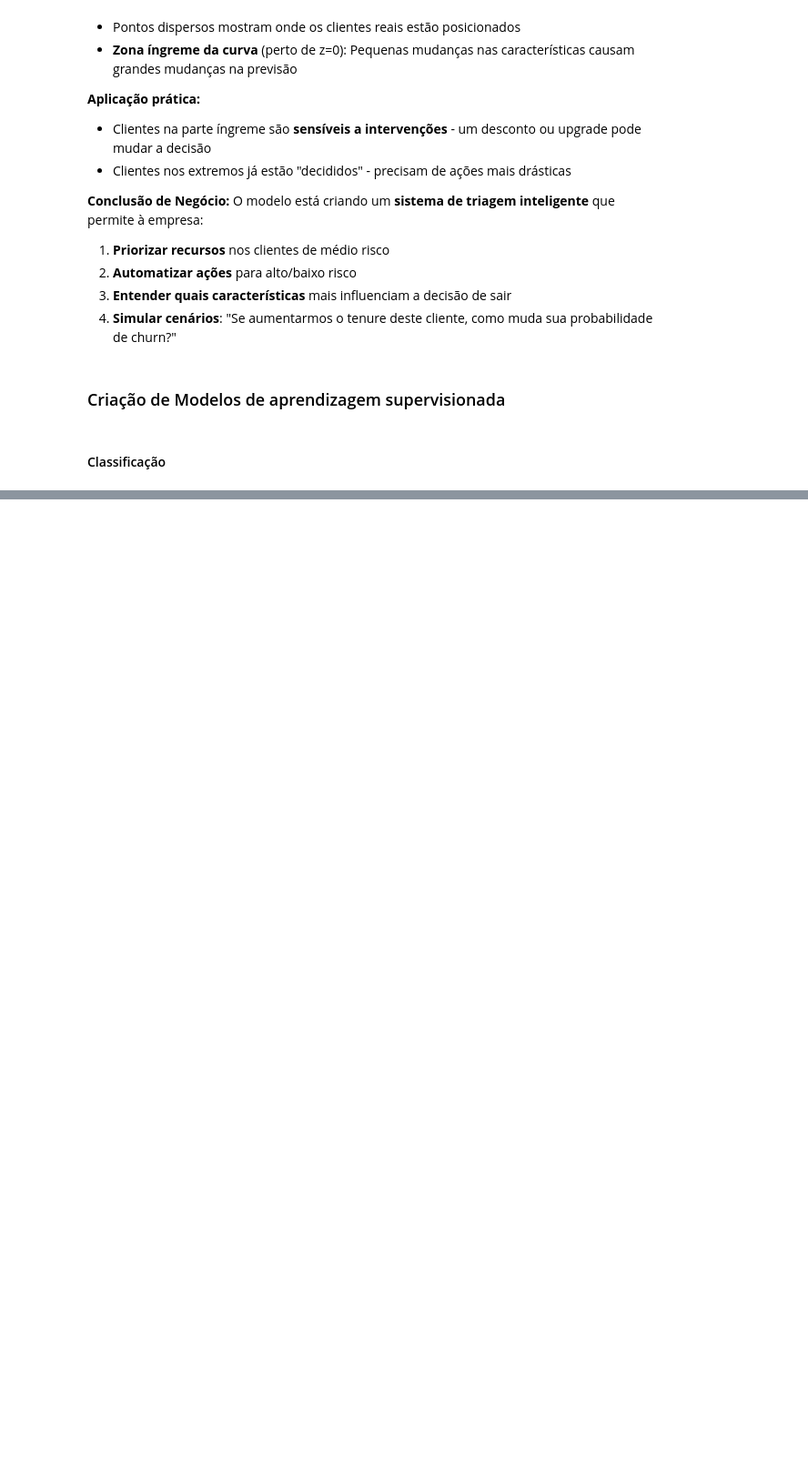
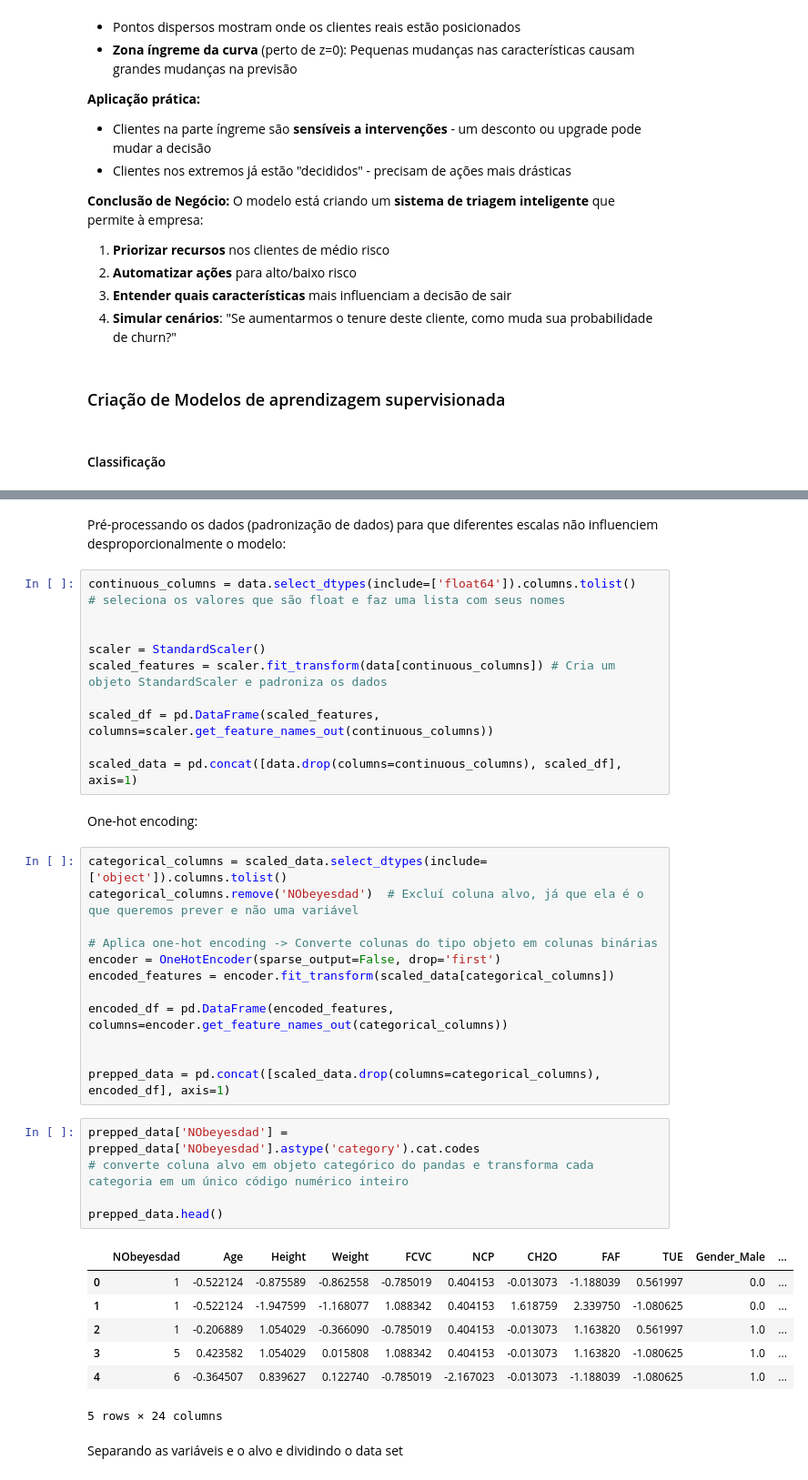
Before and after one commit to henriqueluza/fundamentos-python-data-science, a Jupyter notebook: Machine-Learning.ipynb, the cells around one changed output, grey strips where cells are left out. Shown at 91% size. Drawn from its saved outputs; the diff is of its cells as text; blank space fills up the shorter version.

```diff
--- a/Machine-Learning.ipynb
+++ b/Machine-Learning.ipynb
@@ -1007,0 +911,42 @@ print(f"  • Acurácia: {accuracy_score(y_test_d, y_pred_ovo_d):.4f}")
+# %% [markdown]
+Pré-processando os dados (padronização de dados) para que diferentes escalas não influenciem desproporcionalmente o modelo:
+# %%
+continuous_columns = data.select_dtypes(include=['float64']).columns.tolist()
+# seleciona os valores que são float e faz uma lista com seus nomes
+
+
+scaler = StandardScaler()
+scaled_features = scaler.fit_transform(data[continuous_columns]) # Cria um objeto StandardScaler e padroniza os dados
+
+scaled_df = pd.DataFrame(scaled_features, columns=scaler.get_feature_names_out(continuous_columns))
+
+scaled_data = pd.concat([data.drop(columns=continuous_columns), scaled_df], axis=1)
+# %% [markdown]
+One-hot encoding:
+# %%
+categorical_columns = scaled_data.select_dtypes(include=['object']).columns.tolist()
+categorical_columns.remove('NObeyesdad')  # Excluí coluna alvo, já que ela é o que queremos prever e não uma variável
+
+# Aplica one-hot encoding -> Converte colunas do tipo objeto em colunas binárias
+encoder = OneHotEncoder(sparse_output=False, drop='first')
+encoded_features = encoder.fit_transform(scaled_data[categorical_columns])
+
+encoded_df = pd.DataFrame(encoded_features, columns=encoder.get_feature_names_out(categorical_columns))
+
+
+prepped_data = pd.concat([scaled_data.drop(columns=categorical_columns), encoded_df], axis=1)
+# %%
+prepped_data['NObeyesdad'] = prepped_data['NObeyesdad'].astype('category').cat.codes
+# converte coluna alvo em objeto categórico do pandas e transforma cada categoria em um único código numérico inteiro
+
+prepped_data.head()
+# %% [output]
+|  | NObeyesdad | Age | Height | Weight | FCVC | NCP | CH2O | FAF | TUE | Gender_Male | ... |
+| 0 | 1 | -0.522124 | -0.875589 | -0.862558 | -0.785019 | 0.404153 | -0.013073 | -1.188039 | 0.561997 | 0.0 | ... |
+| 1 | 1 | -0.522124 | -1.947599 | -1.168077 | 1.088342 | 0.404153 | 1.618759 | 2.339750 | -1.080625 | 0.0 | ... |
+| 2 | 1 | -0.206889 | 1.054029 | -0.366090 | -0.785019 | 0.404153 | -0.013073 | 1.163820 | 0.561997 | 1.0 | ... |
+| 3 | 5 | 0.423582 | 1.054029 | 0.015808 | 1.088342 | 0.404153 | -0.013073 | 1.163820 | -1.080625 | 1.0 | ... |
+| 4 | 6 | -0.364507 | 0.839627 | 0.122740 | -0.785019 | -2.167023 | -0.013073 | -1.188039 | -1.080625 | 1.0 | ... |
+5 rows × 24 columns
+# %% [markdown]
+Separando as variáveis e o alvo e dividindo o data set
```
Also changed, not shown: parts of 25 cells of this notebook.
